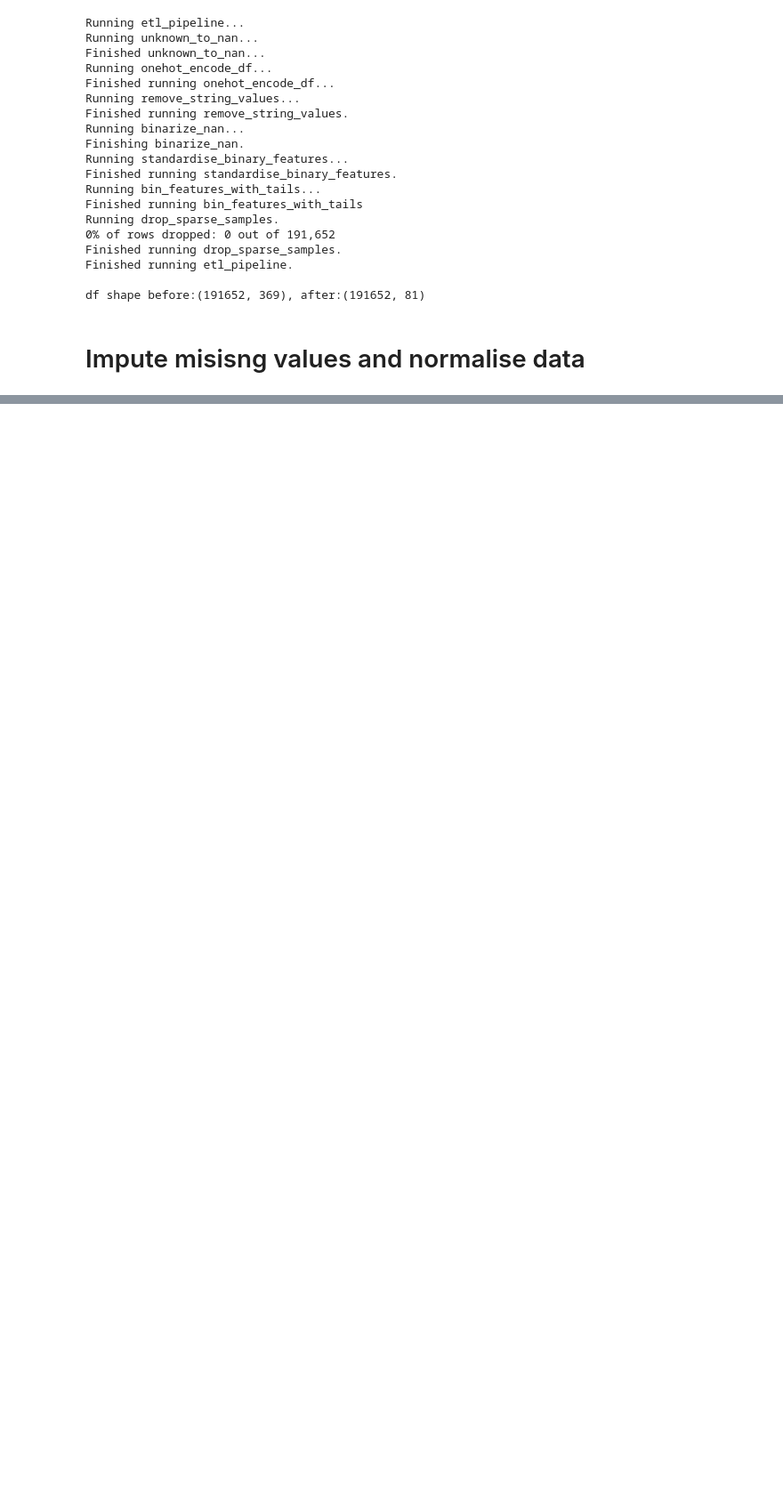
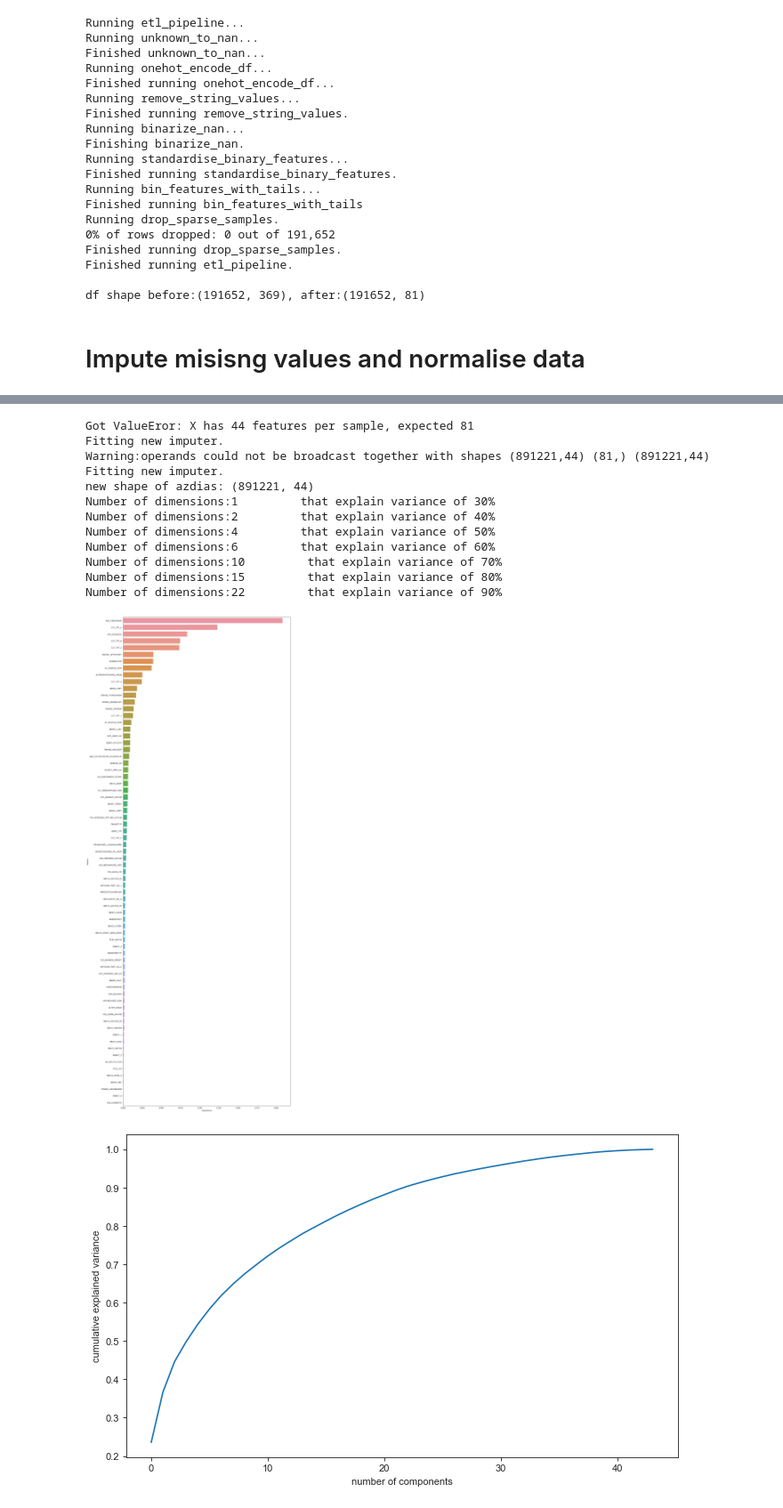
Before and after one commit to OliverFarren/arvato-udacity-customersegmentation, a Jupyter notebook: 1_customer_segmentation_report.ipynb, the cells around one changed output, grey strips where cells are left out. Shown at 89% size. Cells and saved outputs as stored; diff of their text form; code cells hidden in the pictures; blank space fills up the shorter version.

```diff
--- a/1_customer_segmentation_report.ipynb
+++ b/1_customer_segmentation_report.ipynb
@@ -393,0 +746,30 @@ df shape before:(191652, 369), after:(191652, 81)
+# %%
+def reduce_features_by_n(azdias_clean,customers_clean,n):
+
+    feature_importance_sorted = eval_feature_importance(azdias_clean,customers_clean)
+    azdias_clean = None
+    customers_clean = None
+
+    cols_keep_feature_selected_wrong = feature_importance_sorted[:-n].feature.values
+
+    features_d= {
+        'NATIONALITAET_KZ':['NATIONALITAET_KZ_1','NATIONALITAET_KZ_2'],
+        'ARBEIT':['ARBEIT_4','ARBEIT_1']
+    }
+
+    features = list({k for k,values in features_d.items() for v in values if v in cols_keep_feature_selected_wrong})
+    features_oh = [v for k,values in features_d.items() for v in values]
+
+    cols_keep_feature_selected = features + [col for col in cols_keep_feature_selected_wrong if col not in features_oh]
+
+    azdias = pd.read_csv('./Udacity_AZDIAS_052018.csv', sep=';')
+    azdias_clean = clean_df.etl_pipeline(azdias,cols_keep=cols_keep_feature_selected)
+
+    azdias_clean = impute(azdias_clean)
+    azdias_clean = scale(azdias_clean)
+
+    print(f'new shape of azdias: {azdias_clean.shape}')
+
+    pca_eval(azdias_clean)
+
+    return(cols_keep_feature_selected)
@@ -393,0 +780,3 @@ df shape before:(191652, 369), after:(191652, 81)
+# %%
+azdias_clean = clean_df.etl_pipeline(azdias,cols_keep=cols_keep)
+customers_clean = clean_df.etl_pipeline(customers,cols_keep=cols_keep)
@@ -393,0 +785,3 @@ df shape before:(191652, 369), after:(191652, 81)
+# %%
+cols_keep_feature_selected = reduce_features_by_n(azdias_clean,customers_clean,30)
+# %% [output]
@@ -393,0 +801,14 @@ df shape before:(191652, 369), after:(191652, 81)
+Got ValueEror: X has 44 features per sample, expected 81
+Fitting new imputer.
+Warning:operands could not be broadcast together with shapes (891221,44) (81,) (891221,44)
+Fitting new imputer.
+new shape of azdias: (891221, 44)
+Number of dimensions:1         that explain variance of 30%
+Number of dimensions:2         that explain variance of 40%
+Number of dimensions:4         that explain variance of 50%
+Number of dimensions:6         that explain variance of 60%
+Number of dimensions:10         that explain variance of 70%
+Number of dimensions:15         that explain variance of 80%
+Number of dimensions:22         that explain variance of 90%
+[figure, added]
+[figure, added]
```
Also changed, not shown: parts of 57 cells of this notebook, 2 other files.
